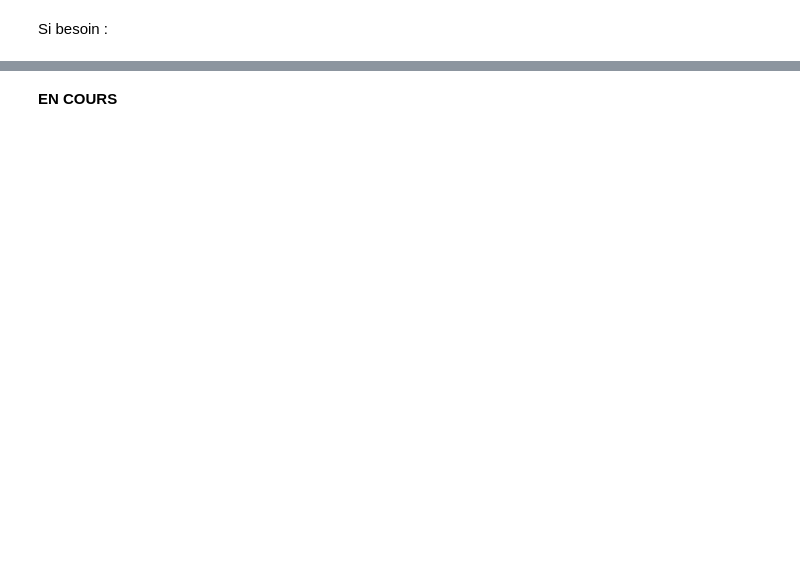
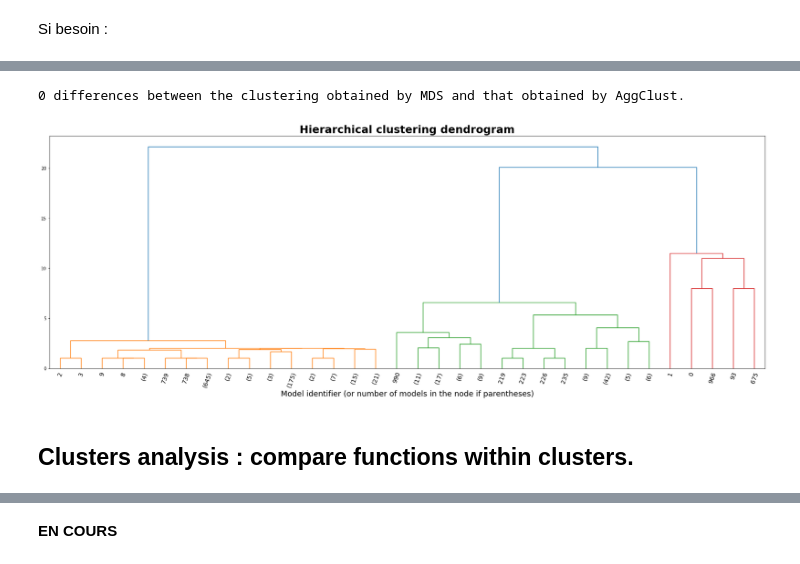
Before and after one commit to StephanieChevalier/notebooks_for_bonesis, a Jupyter notebook: applications/hematopoiesis/ensemble_analysis.ipynb, the cells around one changed output, grey strips where cells are left out. Drawn from its saved outputs; the diff is of its cells as text; code cells hidden in the pictures; blank space fills up the shorter version.

```diff
--- a/applications/hematopoiesis/ensemble_analysis.ipynb
+++ b/applications/hematopoiesis/ensemble_analysis.ipynb
@@ -235,0 +262,42 @@ plt.legend(loc='lower right')
+# %%
+dist_clusterings = 0
+for i in range(0,1000):
+    if clustering.labels_[i] != categories[i]:
+        dist_clusterings += 1
+        print(f"{i}eme BN: {categories[i]} vs {clustering.labels_[i]}")
+print(f"{dist_clusterings} differences between the clustering obtained by MDS and that obtained by AggClust.")
+# %% [output]
+0 differences between the clustering obtained by MDS and that obtained by AggClust.
+# %%
+def plot_dendrogram(model, **kwargs):
+    # Create linkage matrix and then plot the dendrogram
+
+    # create the counts of samples under each node
+    counts = np.zeros(model.children_.shape[0])
+    n_samples = len(model.labels_)
+    for i, merge in enumerate(model.children_):
+        current_count = 0
+        for child_idx in merge:
+            if child_idx < n_samples:
+                current_count += 1  # leaf node
+            else:
+                current_count += counts[child_idx - n_samples]
+        counts[i] = current_count
+
+    linkage_matrix = np.column_stack(
+        [model.children_, model.distances_, counts]
+    ).astype(float)
+
+    # Plot the corresponding dendrogram
+    dendrogram(linkage_matrix, **kwargs)
+# %%
+f = plt.figure(figsize=(30, 10))
+plt.title("Hierarchical clustering dendrogram", fontsize=25, weight='bold')
+# plot the top three levels of the dendrogram
+plot_dendrogram(clustering, truncate_mode="level", p=5, leaf_font_size=14, leaf_rotation=70)
+plt.xlabel("Model identifier (or number of models in the node if parentheses)", fontsize=18)
+plt.show()
+# %% [output]
+[figure, added]
+# %% [markdown]
+## Clusters analysis : compare functions within clusters.
```
Also changed, not shown: parts of 36 cells of this notebook, 1 other file.
